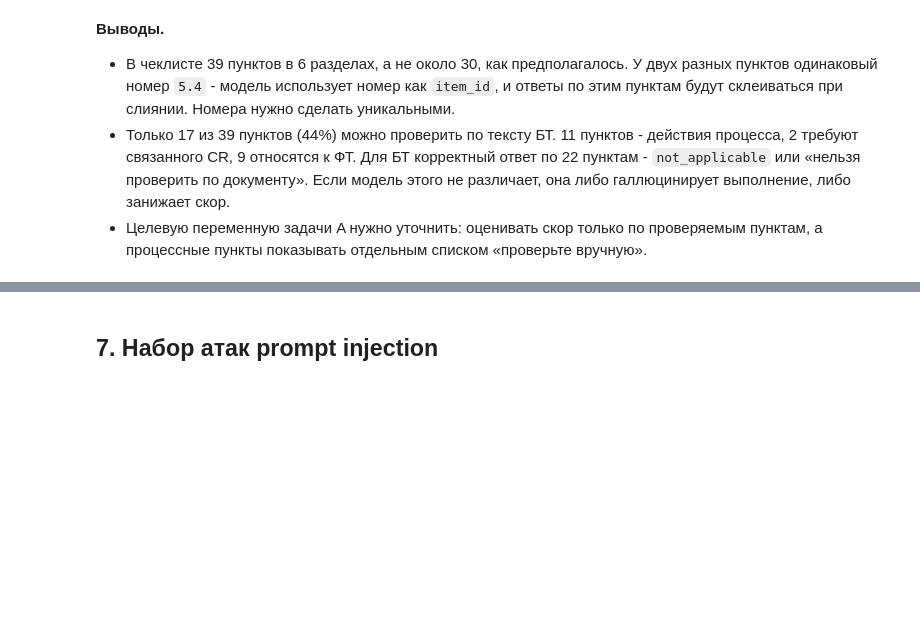
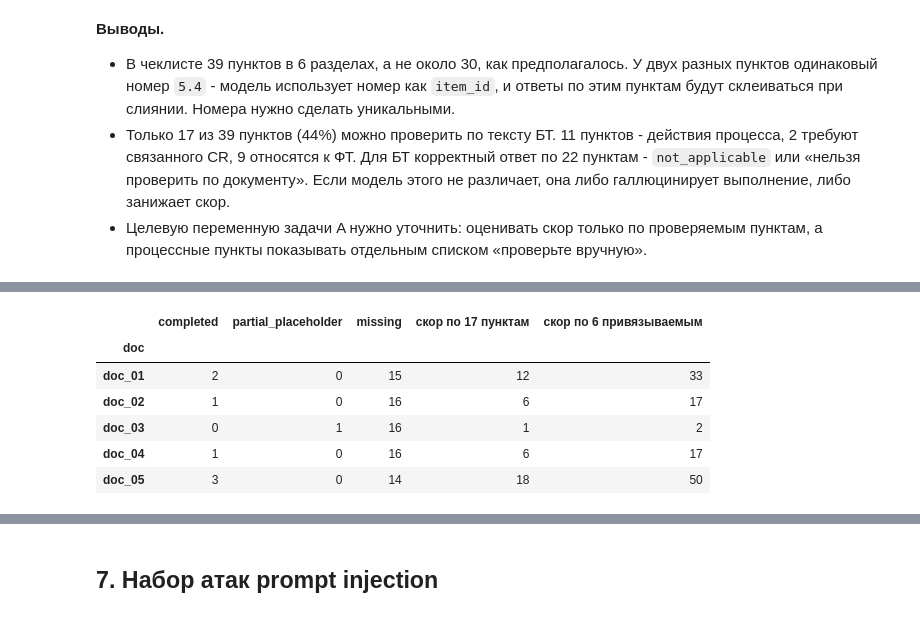
Before and after one commit to baton2809/ReqAssist2, a Jupyter notebook: notebooks/01_eda.ipynb, the cells around one changed output, grey strips where cells are left out. Cells and saved outputs as stored; diff of their text form; code cells hidden in the pictures; blank space fills up the shorter version.

```diff
--- a/notebooks/01_eda.ipynb
+++ b/notebooks/01_eda.ipynb
@@ -319,27 +316,0 @@ savefig("05_checklist_sources")
-# %%
-# пункты, которые в принципе можно привязать к отдельному разделу документа
-ITEM_TO_SECTION = {
-    "3.3": "stakeholders",
-    "3.4": "data_ki",
-    "3.6": "product",
-    "3.10": "tests",
-    "4.1": "architecture",
-    "6.1": "integration",
-}
-bt_items = checklist.loc[checklist["проверяется по"] == "bt_text", "id"].tolist()
-bt_docs = [d for d in docs if d.kind == "BT"]
-rows = []
-for d in bt_docs:
-    found = {canonical_section(s.title) for s in d.sections}
-    rows.append(
-        {
-            "doc": d.doc_id,
-            "пунктов с разделом в документе": sum(sec in found for sec in ITEM_TO_SECTION.values()),
-            "пунктов без привязки к разделу": len(bt_items) - len(ITEM_TO_SECTION),
-        }
-    )
-baseline_cov = pd.DataFrame(rows).set_index("doc")
-print(
-    f"проверяемых по БТ пунктов: {len(bt_items)}, из них с возможной привязкой к разделу: {len(ITEM_TO_SECTION)}"
-)
-baseline_cov
@@ -359,0 +323,26 @@ baseline_cov
+# %%
+from reqassist.baseline import ITEM_TO_SECTION, run_b1
+
+bt_docs = [d for d in docs if d.kind == "BT"]
+b1 = [run_b1(d, items) for d in bt_docs]
+mappable = list(ITEM_TO_SECTION)
+b1_table = pd.DataFrame(
+    {
+        "doc": r.doc_id,
+        "completed": sum(s == "completed" for s in r.statuses.values()),
+        "partial_placeholder": sum(s == "partial_placeholder" for s in r.statuses.values()),
+        "missing": sum(s == "missing" for s in r.statuses.values()),
+        "скор по 17 пунктам": r.score(),
+        "скор по 6 привязываемым": r.score(mappable),
+    }
+    for r in b1
+).set_index("doc")
+b1_table
+# %% [output]
+|  | completed | partial_placeholder | missing | скор по 17 пунктам | скор по 6 привязываемым |
+| doc |  |  |  |  |  |
+| doc_01 | 2 | 0 | 15 | 12 | 33 |
+| doc_02 | 1 | 0 | 16 | 6 | 17 |
+| doc_03 | 0 | 1 | 16 | 1 | 2 |
+| doc_04 | 1 | 0 | 16 | 6 | 17 |
+| doc_05 | 3 | 0 | 14 | 18 | 50 |
```
Also changed, not shown: parts of 18 cells of this notebook, 2 other files.
